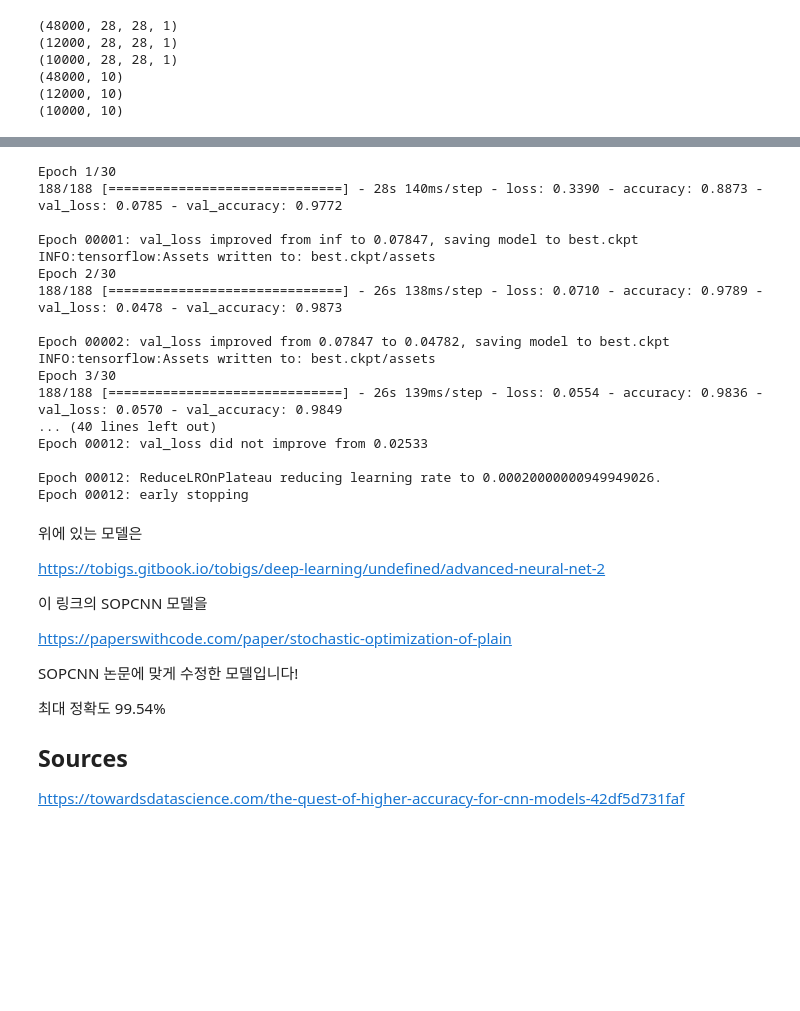
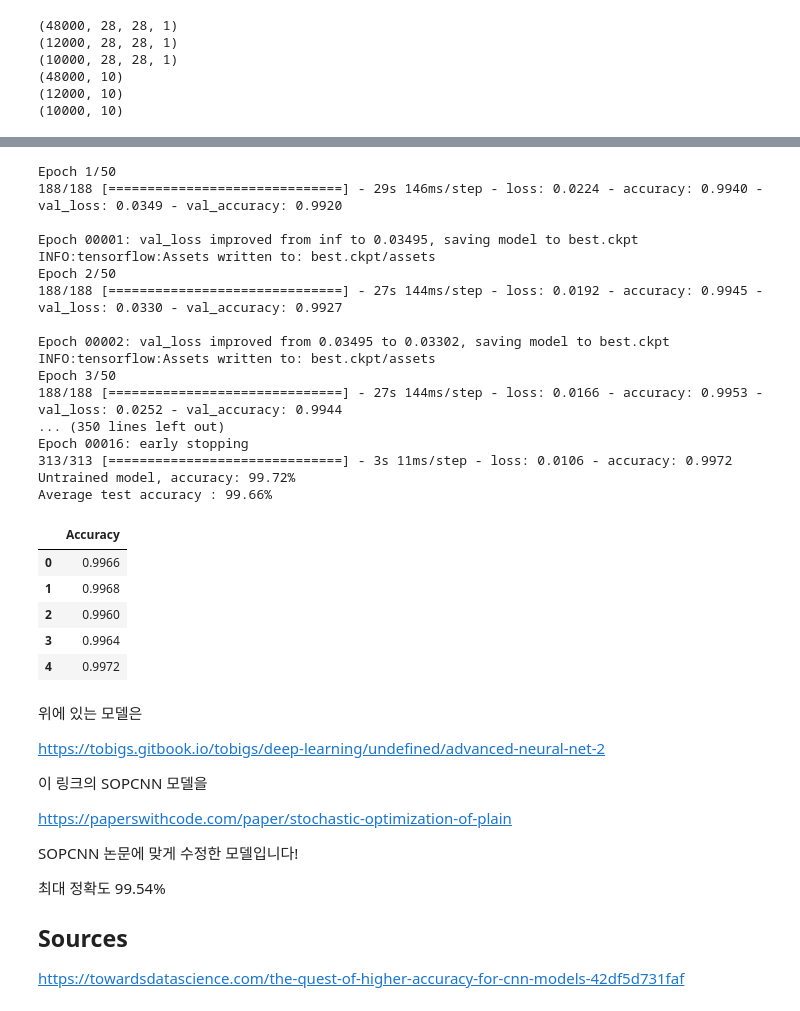
Before and after one commit to xhslwndls/-Parrot_5th_Level1, a Jupyter notebook: SOPCNN.ipynb, the cells around one changed output, grey strips where cells are left out. Saved outputs shown, nothing was run; the diff lists cells and outputs as text; code cells hidden in the pictures; blank space fills up the shorter version.

```diff
--- a/SOPCNN.ipynb
+++ b/SOPCNN.ipynb
@@ -164,30 +170,55 @@ Trainable params: 4,566,218
 Non-trainable params: 1,792
 _________________________________________________________________
 # %%
-es = EarlyStopping(monitor='val_loss', min_delta=0.001, patience=5, verbose=1, mode='min')
-mc = ModelCheckpoint("best.ckpt", monitor='val_loss', verbose=1, save_best_only=True, save_weight_only=True, mode='min', restore_best_weights=True)
-rl = ReduceLROnPlateau(monitor='val_loss', factor=0.2, patience=5, verbose=1, min_delta=0.0001, min_lr=0.00001)
+
 optim = Adam(learning_rate=0.005)
-model.compile(optimizer='adam', loss="categorical_crossentropy", metrics=["accuracy"])
-history = model.fit(train_flow, batch_size=256, epochs=30, validation_data=(X_val, y_val), verbose=1, callbacks=[es, mc, rl])
+
+acc_lst = []
+source = {"Accuracy" : acc_lst}
+
+for i in range(5):
+  model = Model(inputs=inputs, outputs=outputs)
+  model.compile(optimizer='adam', loss="categorical_crossentropy", metrics=["accuracy"])
+
+  es = EarlyStopping(monitor='val_loss', min_delta=0.001, patience=10, verbose=1, mode='min')
+  mc = ModelCheckpoint("best.ckpt", monitor='val_loss', verbose=1, save_best_only=True, save_weight_only=True, mode='min', restore_best_weights=True)
+  rl = ReduceLROnPlateau(monitor='val_loss', factor=0.2, patience=2, verbose=1, min_delta=0.001, min_lr=0.00001)
+
+  history = model.fit(train_flow, batch_size=256, epochs=50, validation_data=(X_val, y_val), verbose=1, callbacks=[es, mc, rl])
+  model.load_weights("best.ckpt")
+  loss, acc = model.evaluate(X_test, y_test)
+  print("Untrained model, accuracy: {:5.2f}%".format(100*acc))
+  acc_lst.append(acc)
+  del model
+
+
+Data = pd.DataFrame(source)
+print("Average test accuracy : {:5.2f}%".format(100*(sum(acc_lst)/len(acc_lst))))
+Data
 # %% [output]
-Epoch 1/30
-188/188 [==============================] - 28s 140ms/step - loss: 0.3390 - accuracy: 0.8873 - val_loss: 0.0785 - val_accuracy: 0.9772
+Epoch 1/50
+188/188 [==============================] - 29s 146ms/step - loss: 0.0224 - accuracy: 0.9940 - val_loss: 0.0349 - val_accuracy: 0.9920
 
-Epoch 00001: val_loss improved from inf to 0.07847, saving model to best.ckpt
+Epoch 00001: val_loss improved from inf to 0.03495, saving model to best.ckpt
 INFO:tensorflow:Assets written to: best.ckpt/assets
-Epoch 2/30
-188/188 [==============================] - 26s 138ms/step - loss: 0.0710 - accuracy: 0.9789 - val_loss: 0.0478 - val_accuracy: 0.9873
+Epoch 2/50
+188/188 [==============================] - 27s 144ms/step - loss: 0.0192 - accuracy: 0.9945 - val_loss: 0.0330 - val_accuracy: 0.9927
 
-Epoch 00002: val_loss improved from 0.07847 to 0.04782, saving model to best.ckpt
+Epoch 00002: val_loss improved from 0.03495 to 0.03302, saving model to best.ckpt
 INFO:tensorflow:Assets written to: best.ckpt/assets
-Epoch 3/30
-188/188 [==============================] - 26s 139ms/step - loss: 0.0554 - accuracy: 0.9836 - val_loss: 0.0570 - val_accuracy: 0.9849
-... (40 lines left out)
-Epoch 00012: val_loss did not improve from 0.02533
-
-Epoch 00012: ReduceLROnPlateau reducing learning rate to 0.00020000000949949026.
-Epoch 00012: early stopping
+Epoch 3/50
+188/188 [==============================] - 27s 144ms/step - loss: 0.0166 - accuracy: 0.9953 - val_loss: 0.0252 - val_accuracy: 0.9944
+... (350 lines left out)
+Epoch 00016: early stopping
+313/313 [==============================] - 3s 11ms/step - loss: 0.0106 - accuracy: 0.9972
+Untrained model, accuracy: 99.72%
+Average test accuracy : 99.66%
+|  | Accuracy |
+| 0 | 0.9966 |
+| 1 | 0.9968 |
+| 2 | 0.9960 |
+| 3 | 0.9964 |
+| 4 | 0.9972 |
 # %% [markdown]
 위에 있는 모델은
 
```
Also changed, not shown: parts of 5 cells of this notebook.
